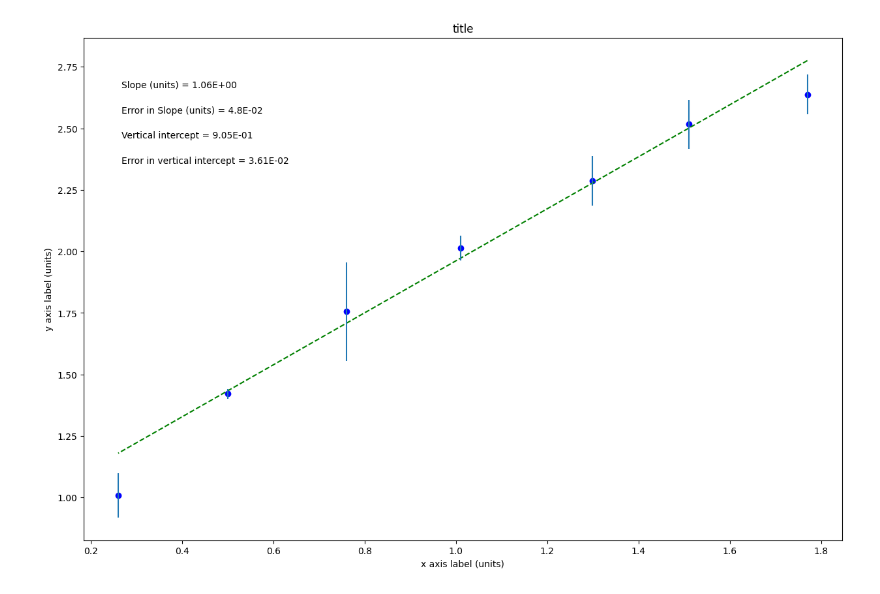
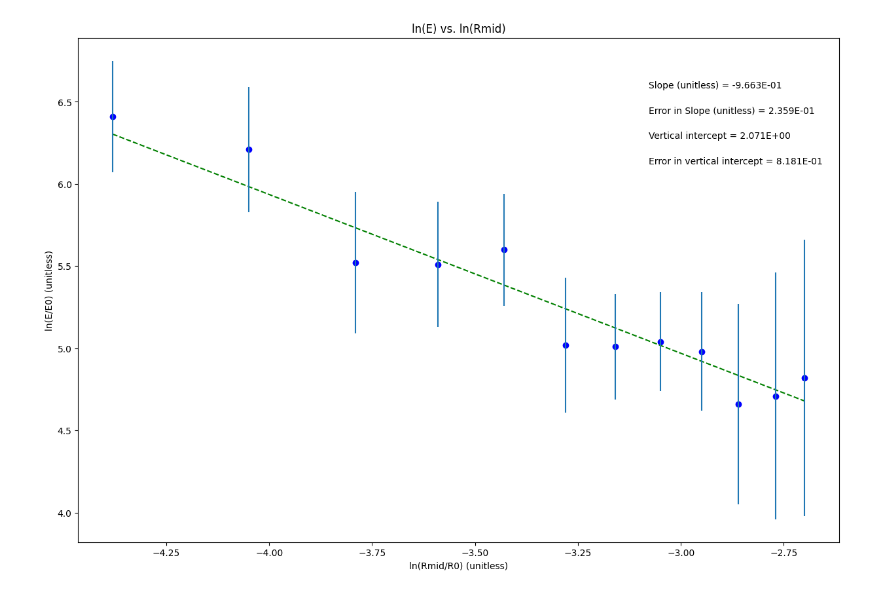
Before and after one commit to maddie-moffett/Moffett_Physics_Sem2, a Jupyter notebook: Electric_Fields.ipynb, the cells around one changed output. Drawn from its saved outputs; the diff is of its cells as text; code cells hidden in the pictures.

```diff
--- a/Electric_Fields.ipynb
+++ b/Electric_Fields.ipynb
@@ -21,9 +21,9 @@ import matplotlib.pyplot as plt
 
 lnrmid = np.array([-4.38, -4.05, -3.79, -3.59, -3.43, -3.28, -3.16, -3.05, -2.95, -2.86, -2.77, -2.70])
 
-lnE = np.array([])
+lnE = np.array([6.41, 6.21, 5.52, 5.51, 5.60, 5.02, 5.01, 5.04, 4.98, 4.66, 4.71, 4.82])
 
-lnErr = np.array([])
+lnErr = np.array([0.34, 0.38, 0.43, 0.38, 0.34, 0.41, 0.32, 0.30, 0.36, 0.61, 0.75, 0.84])
 
 
 
@@ -38,14 +38,14 @@ dy = lnErr        #this should be your error in y array
 #UPDATE EACH OF THESE 4 STRINGS FOR YOUR PLOT LABELS AS YOU WANT THEM TO APPEAR
 
 plot_title= 'ln(E) vs. ln(Rmid)'
-x_label= 'ln(Rmid/R0)'
-y_label= 'ln(E/E0)'
-slope_units= ''
+x_label= 'ln(Rmid/R0) (unitless)'
+y_label= 'ln(E/E0) (unitless)'
+slope_units= 'unitless'
 
 #UPDATE ANNOTATION PLACEMENT SO IT'S OUT OF WAY OF PLOTTED DATA AND BEST FIT LINE
 #integer from 1 to 4, top R corner is 1 (counter-clockwise from there)
 
-annotation_placement=2
+annotation_placement=1
 
 
 #-----------------------------------------------------------------------#
@@ -92,31 +92,31 @@ elif annotation_placement==3 or annotation_placement==4:
 #Don't need to change anything in this section!
 
 #Plot data on graph. Plot error bars and place values for slope,
 #error in slope, and vertical intercept (plus error) on the plot using "annotate"
 
 plt.figure(figsize=(15,10))
 
 plt.plot(x, fit, color='green', linestyle='--')
 plt.scatter(x, y, color='blue', marker='o')
 
 plt.xlabel(x_label)
 plt.ylabel(y_label)
 plt.title(plot_title)
 
 plt.errorbar(x, y, yerr=dy, xerr=None, fmt="none") #don't need to plot x error bars
 
 plt.annotate('Slope ({}) = {value:.{digits}E}'.format(slope_units,value=m, digits=3),
              (xpos, ypos[0]), xycoords='axes fraction')
 
 plt.annotate('Error in Slope ({}) = {value:.{digits}E}'.format(slope_units,value=dm, digits=3),
              (xpos, ypos[1]), xycoords='axes fraction')
 
 plt.annotate('Vertical intercept = {value:.{digits}E}'.format(value=b, digits=3),
              (xpos, ypos[2]), xycoords='axes fraction')
 
 plt.annotate('Error in vertical intercept = {value:.{digits}E}'.format(value=db, digits=3),
              (xpos, ypos[3]), xycoords='axes fraction')
 
 plt.show()
 # %% [output]
-[figure, old version]
+[figure, new version]
```
